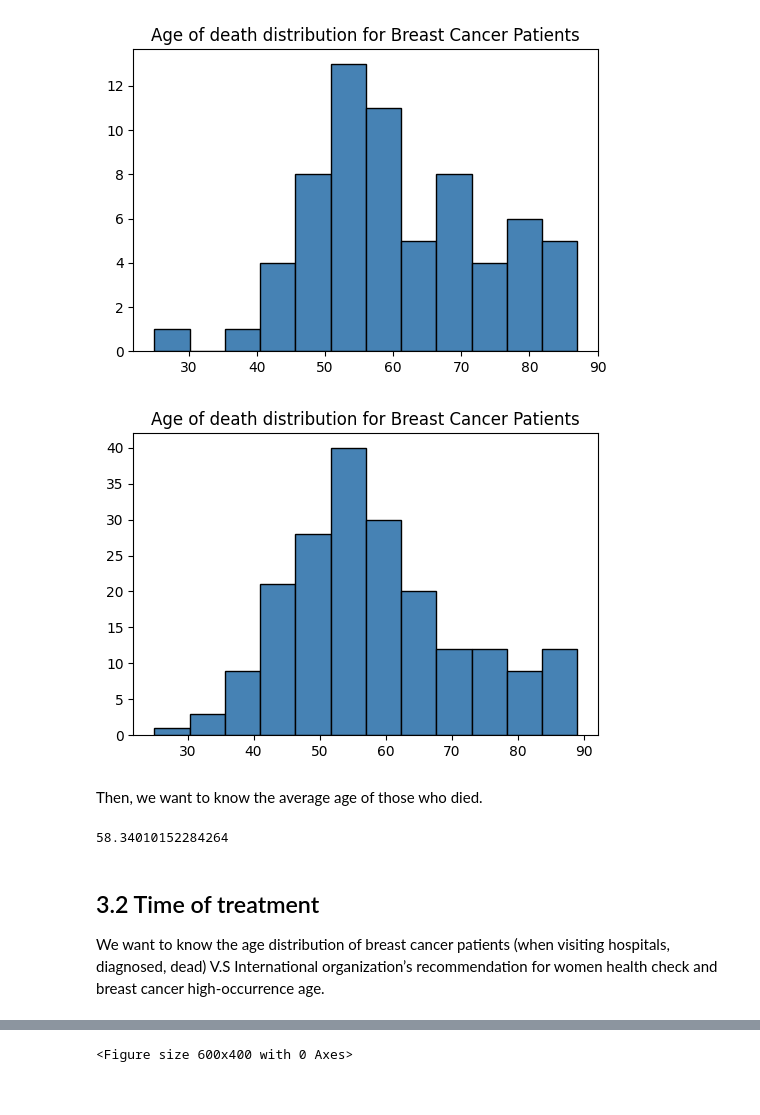
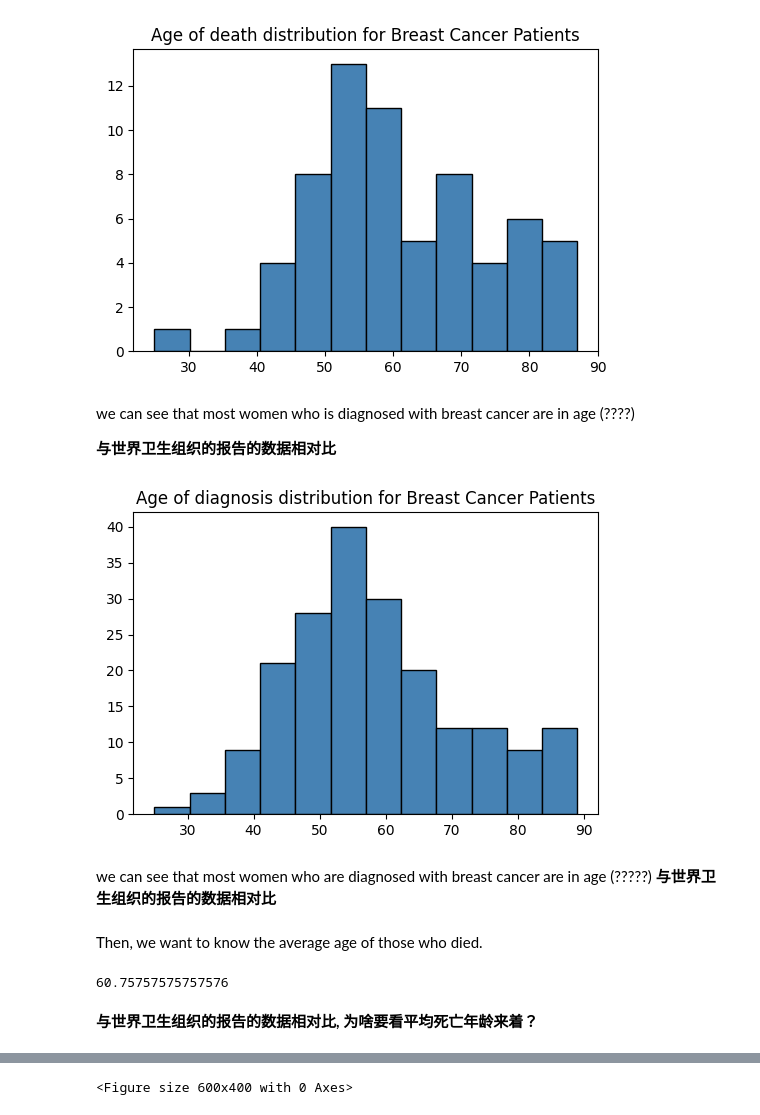
Before and after one commit to HuangruiChu/MIMIC-III-Breast-Cancer-study, a Jupyter notebook: MIMIC_Breast_Cancer.ipynb, the cells around one changed output, grey strips where cells are left out. Cells and saved outputs as stored; diff of their text form; code cells hidden in the pictures.

```diff
--- a/MIMIC_Breast_Cancer.ipynb
+++ b/MIMIC_Breast_Cancer.ipynb
@@ -273,0 +284,23 @@ There are in total 153 patients in MIMIC3 database who had breast cancer
+# %%
+sql_statement ='''SELECT distinct subject_id,gender
+         FROM Breast_cancer'''
+cursor.execute(sql_statement)
+dbresult = cursor.fetchall()
+gender_indicator = []
+for r in dbresult:
+  #get the gender information
+  gender_indicator.append(r[1])
+
+male = gender_indicator.count("M")
+female = gender_indicator.count("F")
+data=[male, female]
+labels = ['Male', 'Female']
+colors=["#FB5734", "#3FF5ED"]
+name='Gender Ratio of Breast Cancer Patients'
+print("With in the data we have {} male patient and {} female patient".format(male,female))
+def plot_pie(data,labels,colors,name):
+  plt.figure(dpi=150)
+  plt.pie(data, labels = labels, colors=colors, autopct = '%1.2f%%')
+  plt.title(name)
+  plt.show()
+plot_pie(data,labels,colors,name)
@@ -357,21 +391,25 @@ name='Age of death distribution for Breast Cancer Patients'
 plot_histogram(data,name)
 # %% [output]
 [figure]
+# %% [markdown]
+we can see that most women who is diagnosed with breast cancer are in age (????)
+
+**与世界卫生组织的报告的数据相对比**
 # %%
 diagnosis_ages=breast_cancer_diagnosis_agedata['diagnosis_age']
 diagnosis_ages=diagnosis_ages[diagnosis_ages<100]
 data=diagnosis_ages
-name='Age of death distribution for Breast Cancer Patients'
+name='Age of diagnosis distribution for Breast Cancer Patients'
 plot_histogram(data,name)
 # %% [output]
-[figure, old version]
+[figure, new version]
+# %% [markdown]
+we can see that most women who are diagnosed with breast cancer are in age (?????) **与世界卫生组织的报告的数据相对比**
 # %% [markdown]
 Then, we want to know the average age of those who died.
 # %%
-np.average(diagnosis_ages)
+np.average(death_ages)
 # %% [output]
-58.34010152284264
+60.75757575757576
-# %% [markdown]
-## 3.2 Time of treatment
-
-We want to know the age distribution of breast cancer patients (when visiting hospitals, diagnosed, dead) V.S International organization’s recommendation for women health check and breast cancer high-occurrence age.
+# %% [markdown]
+**与世界卫生组织的报告的数据相对比, 为啥要看平均死亡年龄来着？**
```
Also changed, not shown: parts of 67 cells of this notebook.
